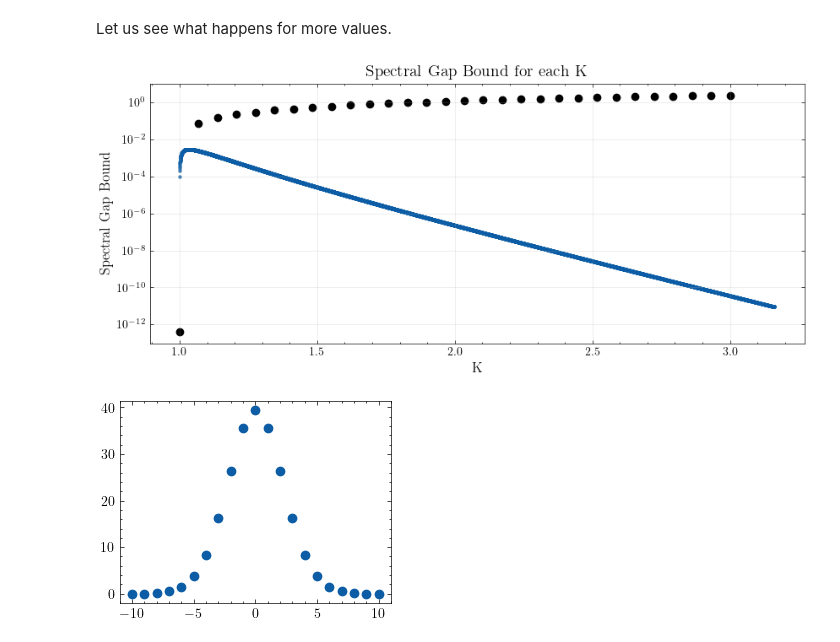
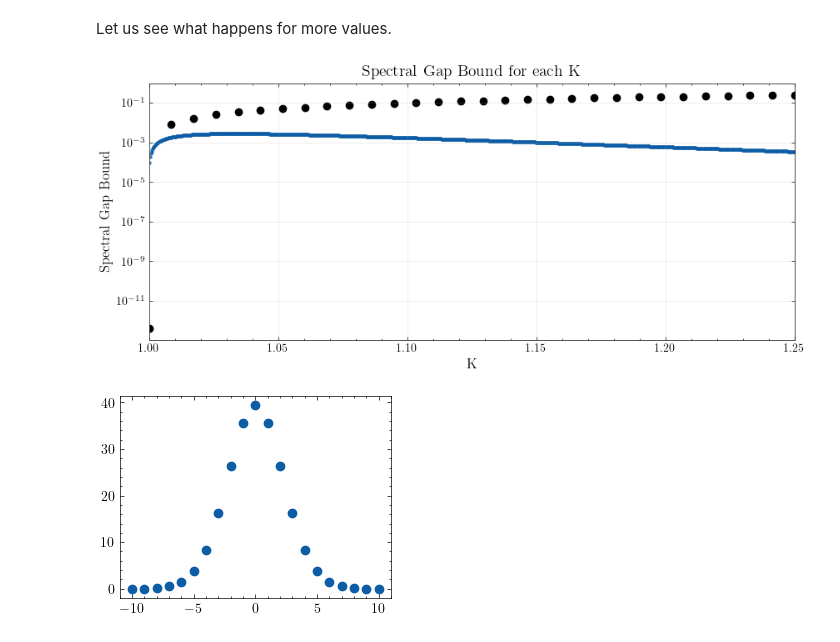
Before and after one commit to lucasmoschen/mckean-vlasov, a Jupyter notebook: codes/plotting.ipynb, the cells around one changed output. Drawn from its saved outputs; the diff is of its cells as text; code cells hidden in the pictures.

```diff
--- a/codes/plotting.ipynb
+++ b/codes/plotting.ipynb
@@ -196,9 +197,10 @@ def unique_r(K):
 # %% [markdown]
 With that function, we can define the second distribution.
 # %%
+x = np.linspace(0, 2*np.pi, 1000)
 Z = lambda K: np.trapezoid(np.exp(2*K*unique_r(K)*np.cos(x-np.pi)), x)
 desired_distribution = lambda K: lambda x: np.exp(2*K*unique_r(K)*np.cos(x-np.pi)) / Z(K)
-bar_mu_initial = lambda K: FourierUtils(L=100, d=2*np.pi, min_fourier_samples=5000).project_function(func=desired_distribution(K))
+bar_mu_initial = lambda K: FourierUtils(L=30, d=2*np.pi, min_fourier_samples=5000).project_function(func=desired_distribution(K))
 # %% [markdown]
 Now we can run our instances.
 # %%
@@ -403,7 +425,7 @@ Let us see what happens for more values.
 spectral_gap_values = []
 x = np.linspace(0, 2*np.pi, 1000)
 
-for K in tqdm(np.linspace(1, 3, 30)):
+for K in tqdm(np.linspace(1, 1.25, 30)):
     solver = McKeanVlasovSolver(L=50, d=2*np.pi, G=G, alpha=[alpha1, alpha2, alpha3, alpha4],
                                 W=W(K=K), mu_0=mu_0_mixed, min_fourier_samples=5000, delta=-0.0001,
                                 grad_alpha=[nabla_alpha1, nabla_alpha2, nabla_alpha3, nabla_alpha4],
@@ -424,16 +446,17 @@ for K in tqdm(np.linspace(1, 3, 30)):
 # %%
 plt.figure(figsize=(10, 4))
 plt.scatter(K_values, spectral_values, s=5, alpha=0.7)
-plt.scatter(np.linspace(1, 3, 30), spectral_gap_values, color="black")
+plt.scatter(np.linspace(1, 1.25, 30), spectral_gap_values, color="black")
+plt.xlim((1, 1.25))
 plt.title('Spectral Gap Bound for each K', fontsize=14)
 plt.xlabel('K', fontsize=12)
 plt.yscale('log')
 plt.ylabel('Spectral Gap Bound', fontsize=12)
 plt.grid(True, alpha=0.3)
 plt.savefig('../images/kuramoto_example_spectral_gap_comparison.pdf', format='PDF', bbox_inches='tight')
 plt.show()
 # %% [output]
-[figure, old version]
+[figure, new version]
 # %%
 k_values = np.arange(-10, 11, 1)
 changing_values = [iv(k, 2*K*unique_r(K)) for k in k_values]
```
Also changed, not shown: parts of 16 cells of this notebook, 3 other files.
